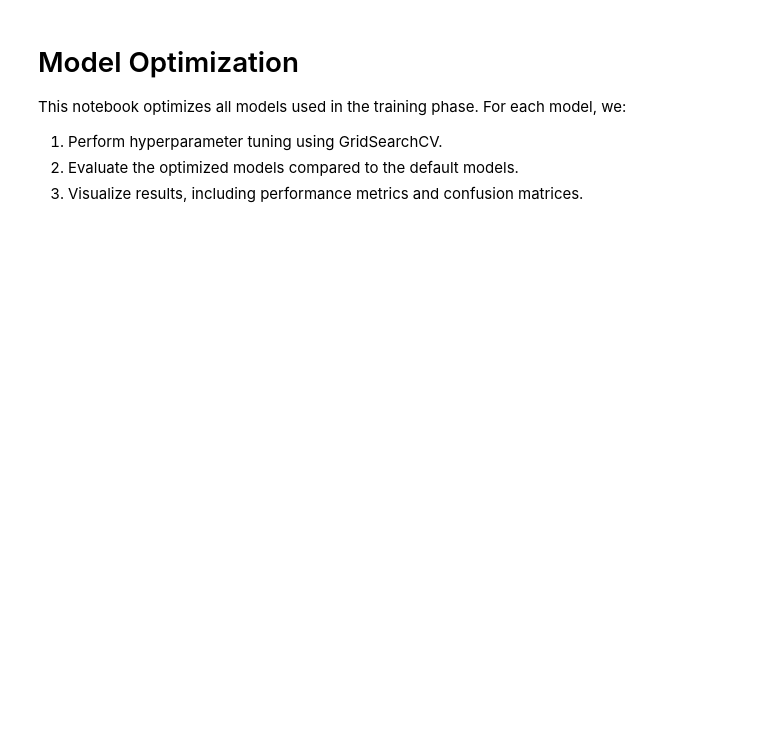
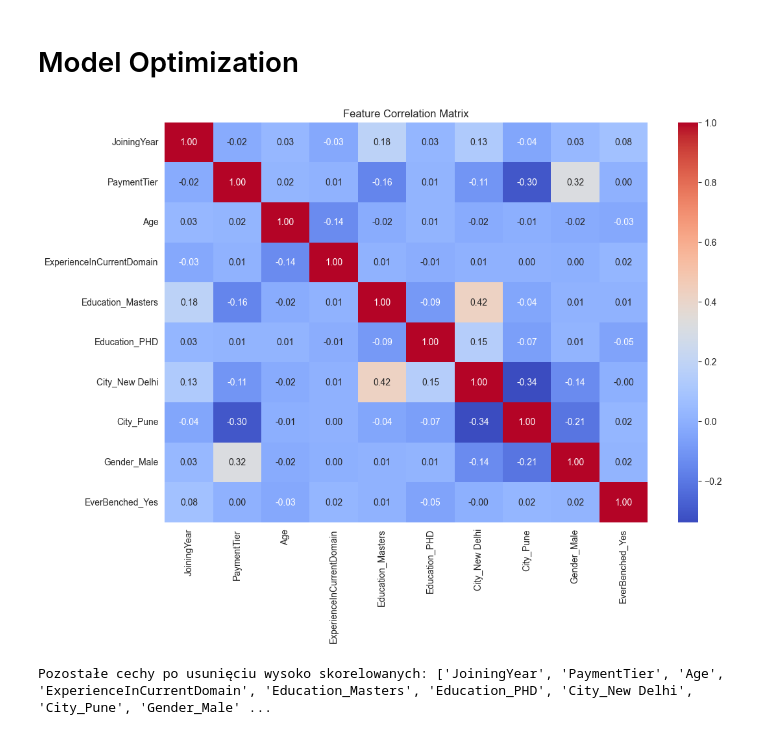
Before and after one commit to kcbojanowski/employee-leave-or-not, a Jupyter notebook: notebooks/model_optimization.ipynb, the cells around one changed output. Cells and saved outputs as stored; diff of their text form; code cells hidden in the pictures; blank space fills up the shorter version.

```diff
--- a/notebooks/model_optimization.ipynb
+++ b/notebooks/model_optimization.ipynb
@@ -1,8 +1,3 @@
-# %% [markdown]
-
-# Model Optimization
-
-This notebook optimizes all models used in the training phase. For each model, we:
-1. Perform hyperparameter tuning using GridSearchCV.
-2. Evaluate the optimized models compared to the default models.
-3. Visualize results, including performance metrics and confusion matrices.
+# %% [markdown]
+
+# Model Optimization
@@ -9 +23,24 @@ This notebook optimizes all models used in the training phase. For each model, w
+# %%
+def plot_correlation_matrix(X):
+    plt.figure(figsize=(12, 8))
+    corr_matrix = X.corr()
+    sns.heatmap(corr_matrix, annot=True, fmt='.2f', cmap='coolwarm')
+    plt.title("Feature Correlation Matrix")
+    plt.show()
+    return corr_matrix
+
+corr_matrix = plot_correlation_matrix(X)
+# %% [output]
+[figure, added]
+# %%
+def remove_highly_correlated_features(X, threshold=0.85):
+    corr_matrix = X.corr().abs()
+    upper_triangle = corr_matrix.where(np.triu(np.ones(corr_matrix.shape), k=1).astype(bool))
+    to_drop = [column for column in upper_triangle.columns if any(upper_triangle[column] > threshold)]
+    return X.drop(columns=to_drop)
+
+X = remove_highly_correlated_features(X)
+print(f"Pozostałe cechy po usunięciu wysoko skorelowanych: {X.columns.tolist()}")
+# %% [output]
+Pozostałe cechy po usunięciu wysoko skorelowanych: ['JoiningYear', 'PaymentTier', 'Age', 'ExperienceInCurrentDomain', 'Education_Masters', 'Education_PHD', 'City_New Delhi', 'City_Pune', 'Gender_Male' ...
 # %%
```
Also changed, not shown: parts of 21 cells of this notebook, 1 other file.
